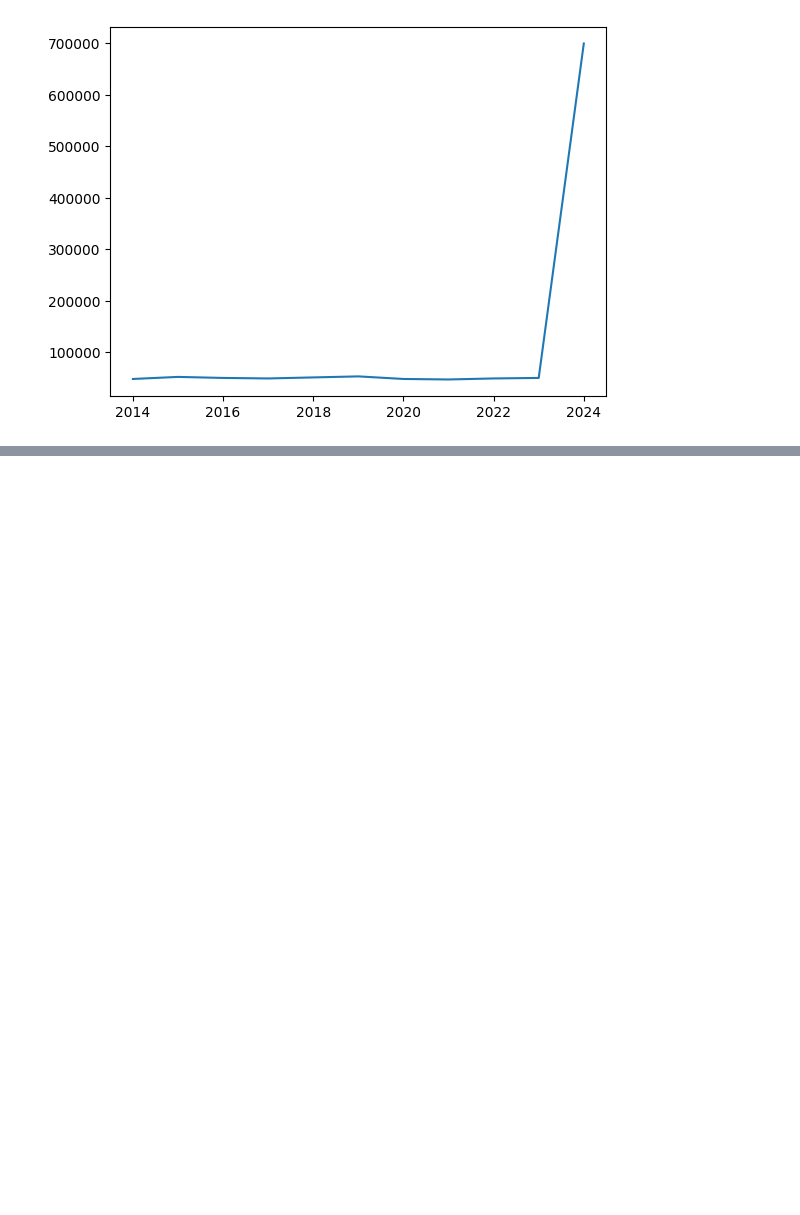
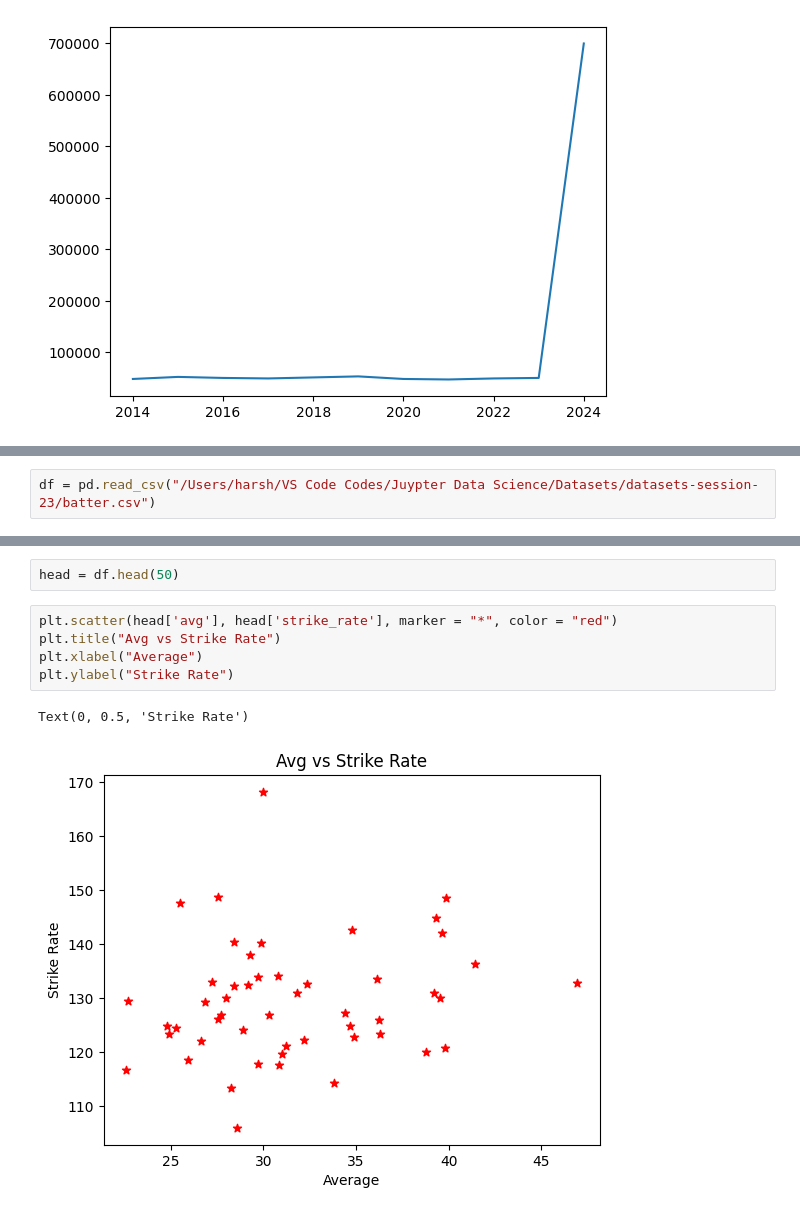
Before and after one commit to harshsinha-12/Juypter-Data-Science, a Jupyter notebook: Notebooks/MatPlotlib1CampusX.ipynb, the cells around one changed output, grey strips where cells are left out. Drawn from its saved outputs; the diff is of its cells as text; blank space fills up the shorter version.

```diff
--- a/Notebooks/MatPlotlib1CampusX.ipynb
+++ b/Notebooks/MatPlotlib1CampusX.ipynb
@@ -84,0 +120,2 @@ plt.plot(year, price)
+# %%
+df = pd.read_csv("/Users/harsh/VS Code Codes/Juypter Data Science/Datasets/datasets-session-23/batter.csv")
@@ -84,0 +138,10 @@ plt.plot(year, price)
+# %%
+head = df.head(50)
+# %%
+plt.scatter(head['avg'], head['strike_rate'], marker = "*", color = "red")
+plt.title("Avg vs Strike Rate")
+plt.xlabel("Average")
+plt.ylabel("Strike Rate")
+# %% [output]
+Text(0, 0.5, 'Strike Rate')
+[figure, added]
```
Also changed, not shown: parts of 37 cells of this notebook, 9 other files.
